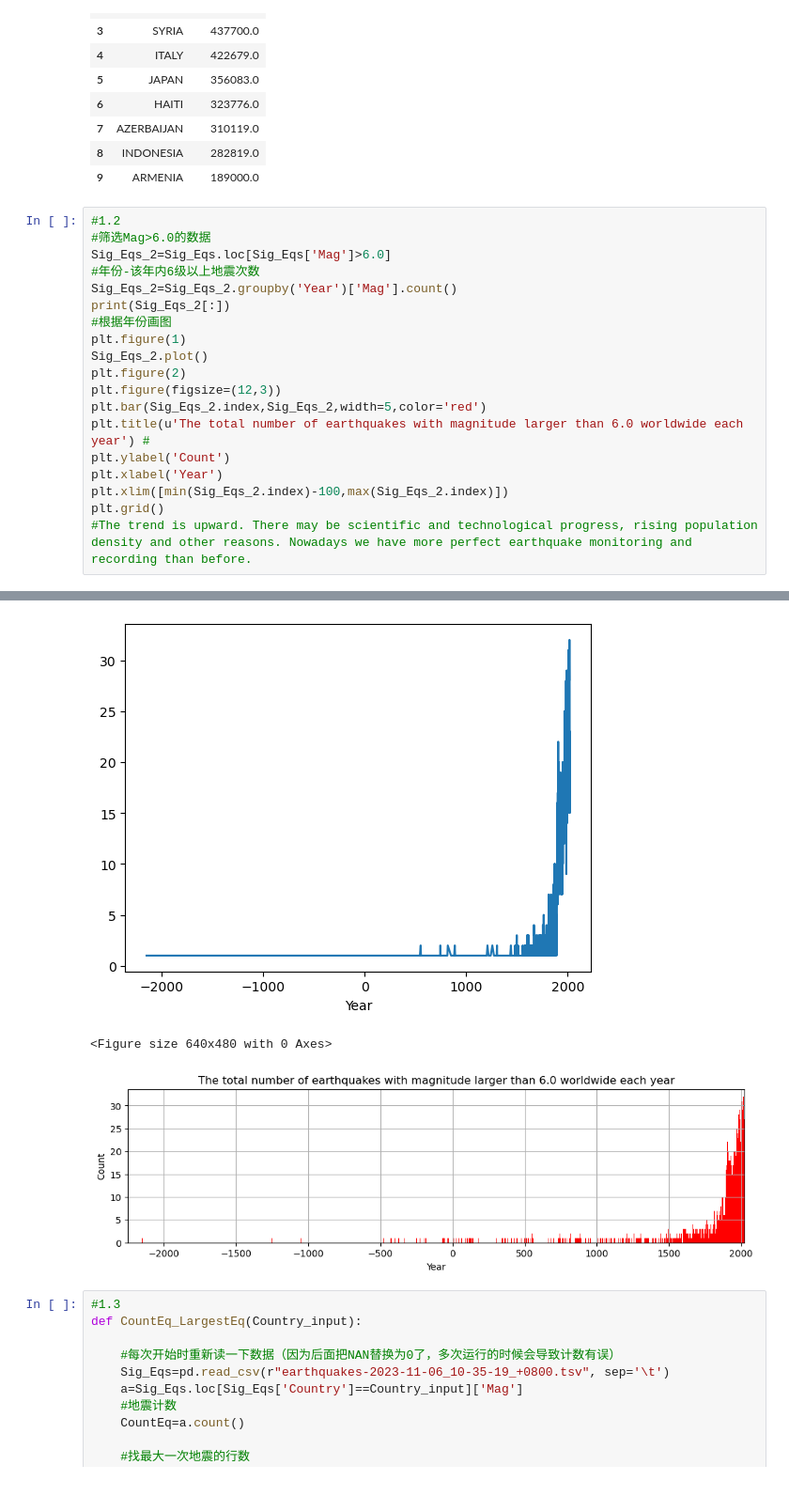
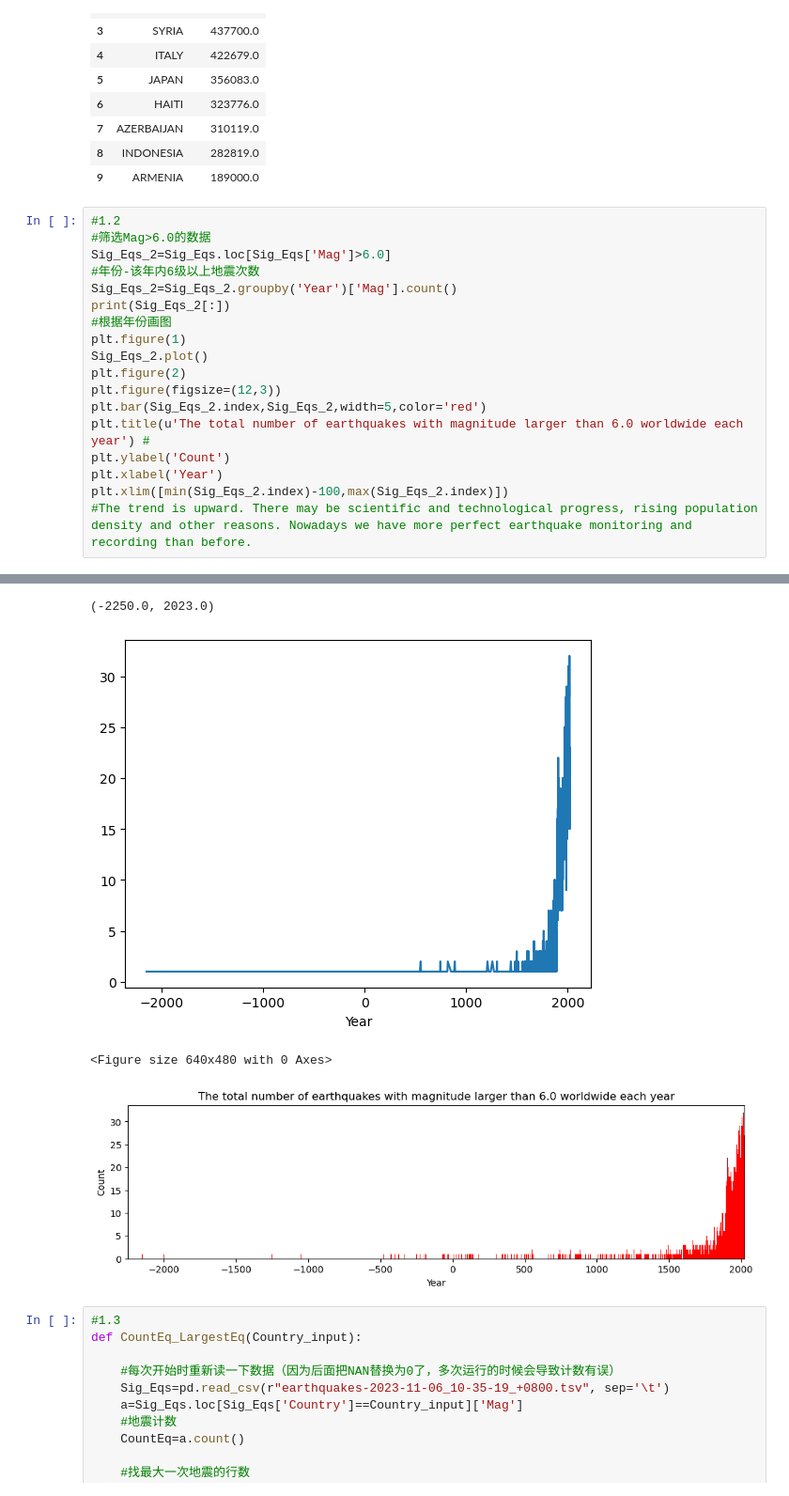
Before and after one commit to XH1111123/ESE5023_Assignments_12132226, a Jupyter notebook: Assignments2-12132226.ipynb, the cells around one changed output, grey strips where cells are left out. Shown at 94% size. Drawn from its saved outputs; the diff is of its cells as text.

```diff
--- a/Assignments2-12132226.ipynb
+++ b/Assignments2-12132226.ipynb
@@ -43,36 +43,36 @@ Sig_Eqs_1
 Sig_Eqs_2=Sig_Eqs.loc[Sig_Eqs['Mag']>6.0]
 #年份-该年内6级以上地震次数
 Sig_Eqs_2=Sig_Eqs_2.groupby('Year')['Mag'].count()
 print(Sig_Eqs_2[:])
 #根据年份画图
 plt.figure(1)
 Sig_Eqs_2.plot()
 plt.figure(2)
 plt.figure(figsize=(12,3))
 plt.bar(Sig_Eqs_2.index,Sig_Eqs_2,width=5,color='red')
 plt.title(u'The total number of earthquakes with magnitude larger than 6.0 worldwide each year') #
 plt.ylabel('Count')
 plt.xlabel('Year')
 plt.xlim([min(Sig_Eqs_2.index)-100,max(Sig_Eqs_2.index)])
-plt.grid()
 #The trend is upward. There may be scientific and technological progress, rising population density and other reasons. Nowadays we have more perfect earthquake monitoring and recording than before.
 # %% [output]
 Year
 -2150.0     1
 -2000.0     1
 -1250.0     1
 -1050.0     1
 -479.0      1
            ..
  2019.0    27
  2020.0    15
  2021.0    23
  2022.0    20
  2023.0    22
 Name: Mag, Length: 536, dtype: int64
+(-2250.0, 2023.0)
 [figure]
-<Figure size 640x480 with 0 Axes>
+<Figure size 640x480 with 0 Axes>
-[figure, old version]
+[figure, new version]
 # %%
 #1.3
 def CountEq_LargestEq(Country_input):
```
Also changed, not shown: parts of 3 cells of this notebook.
